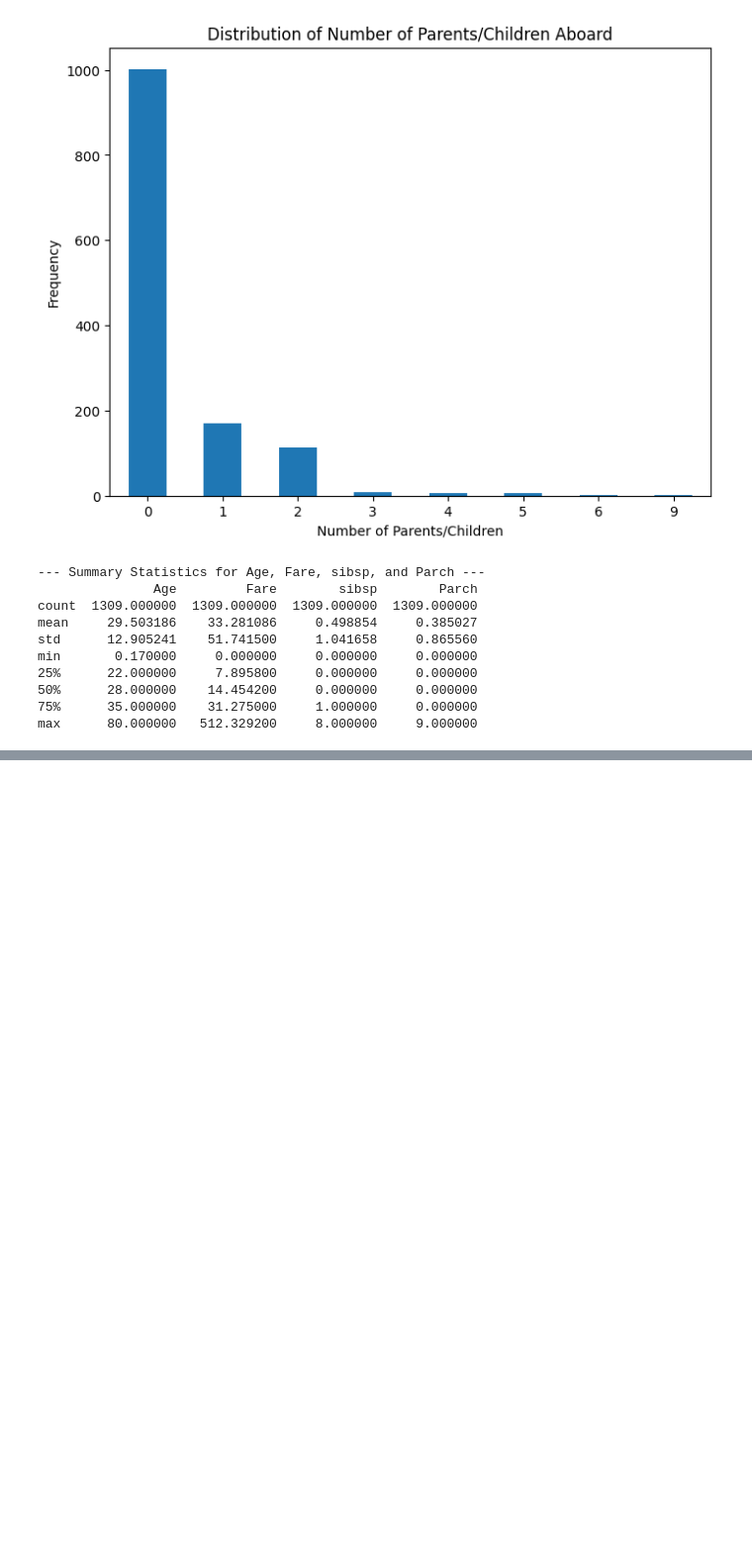
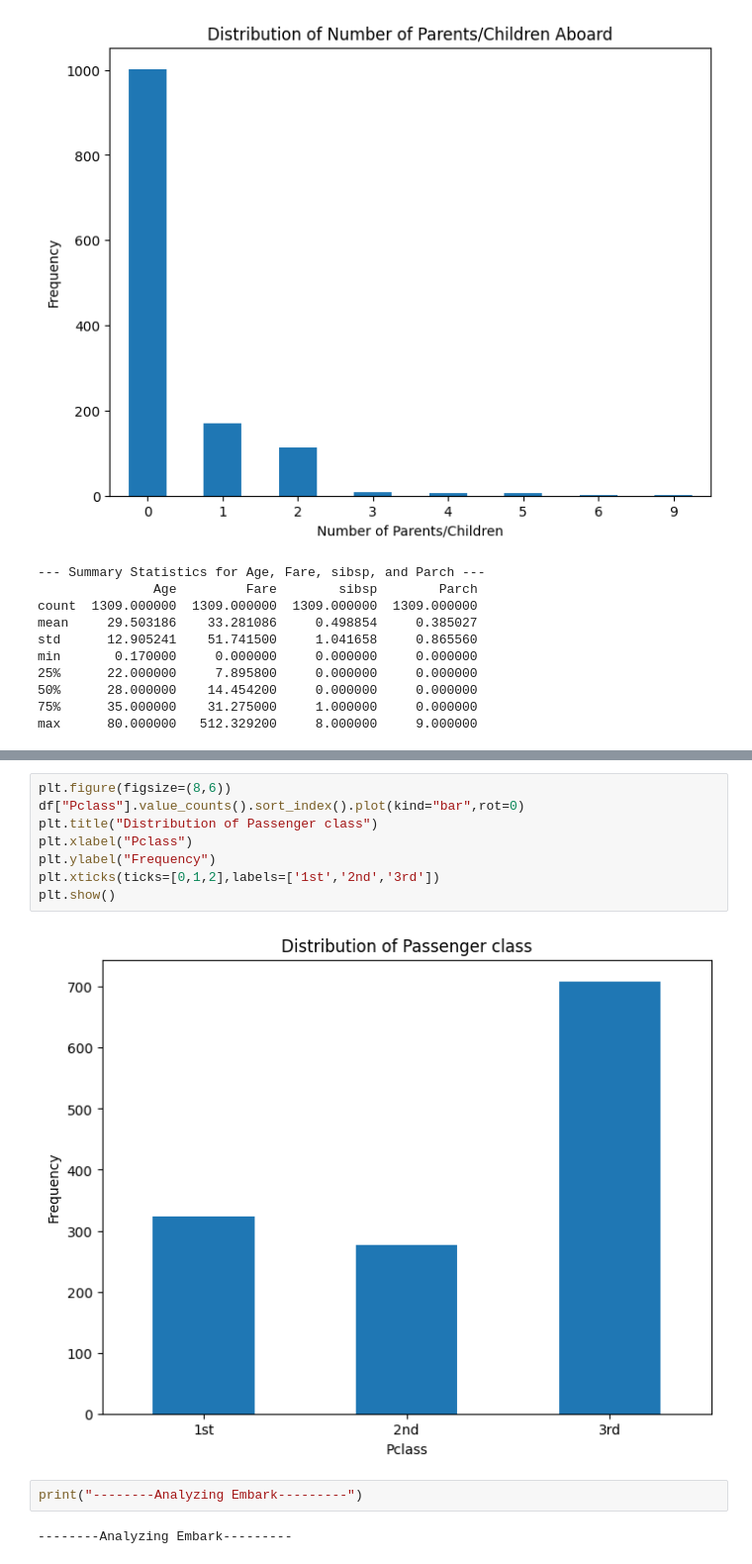
Before and after one commit to everi123/EDA_titanic_practice, a Jupyter notebook: edabestpractice.ipynb, the cells around one changed output, grey strips where cells are left out. Shown at 99% size. Cells and saved outputs as stored; diff of their text form; blank space fills up the shorter version.

```diff
--- a/edabestpractice.ipynb
+++ b/edabestpractice.ipynb
@@ -295,0 +323,14 @@ max      80.000000   512.329200     8.000000     9.000000
+# %%
+plt.figure(figsize=(8,6))
+df["Pclass"].value_counts().sort_index().plot(kind="bar",rot=0)
+plt.title("Distribution of Passenger class")
+plt.xlabel("Pclass")
+plt.ylabel("Frequency")
+plt.xticks(ticks=[0,1,2],labels=['1st','2nd','3rd'])
+plt.show()
+# %% [output]
+[figure, added]
+# %%
+print("--------Analyzing Embark---------")
+# %% [output]
+--------Analyzing Embark---------
```
Also changed, not shown: parts of 8 cells of this notebook.
